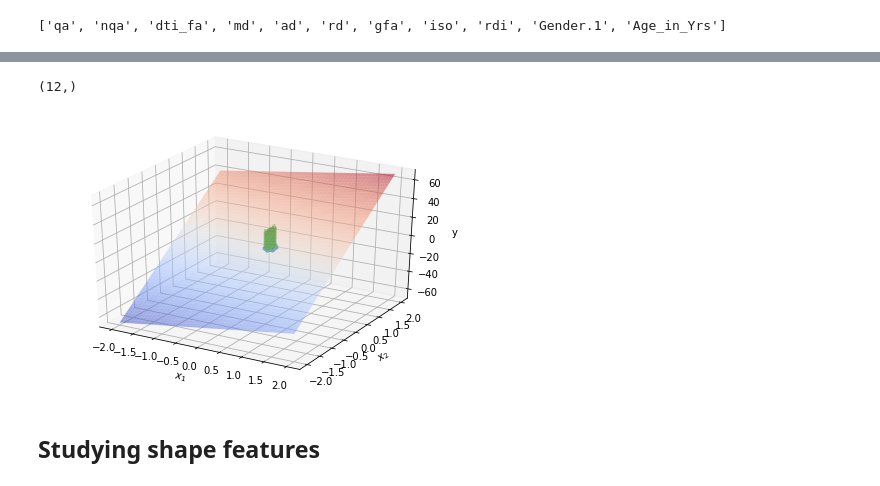
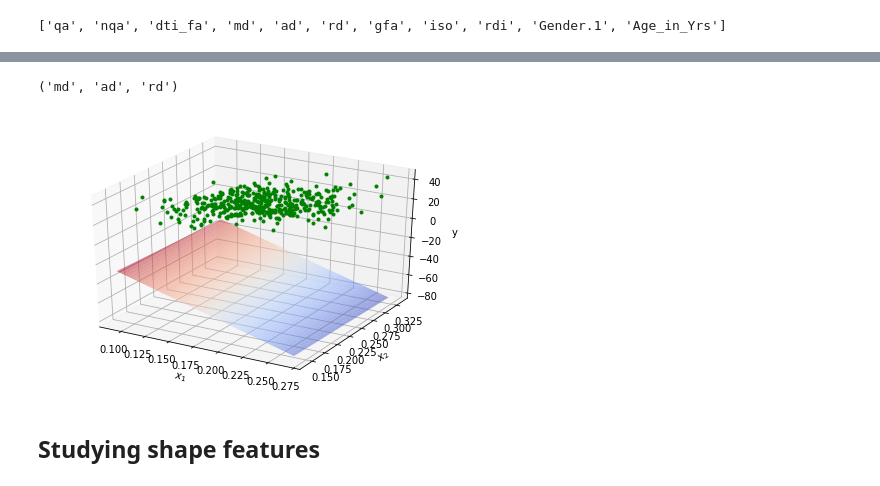
Before and after one commit to benedetta-mariani/BrainHack-Padova-2020, a Jupyter notebook: BrainHack_Padova.ipynb, the cells around one changed output, grey strips where cells are left out. Cells and saved outputs as stored; diff of their text form; code cells hidden in the pictures.

```diff
--- a/BrainHack_Padova.ipynb
+++ b/BrainHack_Padova.ipynb
@@ -245,27 +241,3 @@ from sklearn.linear_model import LinearRegression
-# %%
-def ordinary_least_squares(X, y):
-
-  """
-  Function that computes OLS analytically!
-
-  Equivalent to model = LinearRegression()
-  model.fit(X,y) or
-  sm.OLS(y,Xc).fit()
-
-  NB: to take into account also an interecept, a constant vector of 1 needs to be included in X.
-  then theta_hat will contain both the results for the intercept and the result for the coefficients
-
-  X (ndarray): design matrix of shape (n_samples, n_regressors)
-  y (ndarray): vector of measurements of shape (n_samples)
-  Returns:
-  ndarray: estimated parameter values of shape (n_regressors)
-  """
-
-
-  # Compute theta_hat using OLS
-  theta_hat = np.linalg.inv(X.T @ X) @ (X.T @ y)
-
-  return theta_hat
 # %%
 
 for r in range(len(files)):
@@ -364,33 +295,27 @@ Name: NEOFAC_A, Length: 435, dtype: float64
-# %%
-np.array([xx.flatten(), yy.flatten()]).T.shape
-theta_hat.shape
-# %% [output]
-(12,)
+# %%
+np.argsort(np.abs(model.coef_))[::-1]
+col[3], col[4], col[5]
+# %% [output]
+('md', 'ad', 'rd')
 # %%
 theta_hat = ordinary_least_squares(Xnew2, y)
-xx, yy = np.mgrid[-2:2:50j, -2:2:50j]
-y_hat_grid = np.array([xx.flatten(), yy.flatten()]).T @ theta_hat[0:2]
+xx, yy = np.mgrid[min(Xnew2[:,1]):max(Xnew2[:,1]):50j, min(Xnew2[:,2]):max(Xnew2[:,2]):50j]
+y_hat_grid = np.array([xx.flatten(), yy.flatten()]).T @ theta_hat[1:3]
 y_hat_grid = y_hat_grid.reshape((50, 50))
 ax = plt.subplot(projection='3d')
-ax.plot(Xnew2[:, 1], Xnew2[:, 2], y, '.')
+ax.plot(Xnew2[:, 1], Xnew2[:, 2], y, 'g.')
 ax.plot_surface(xx, yy, y_hat_grid, linewidth=0, alpha=0.5, color='C1',
                 cmap=plt.get_cmap('coolwarm'))
-
-for i in range(len(Xnew2)):
-  ax.plot((Xnew2[i, 1], Xnew2[i, 1]),
-          (Xnew2[i, 2], Xnew2[i, 2]),
-          (y[i], y_hat[i]),
-          'g-', alpha=.5)
 
 ax.set(
     xlabel='$x_1$',
 
     ylabel='$x_2$',
     zlabel='y'
 )
 plt.tight_layout()
 # %% [output]
-[figure, old version]
+[figure, new version]
 # %% [markdown]
 ## Studying shape features
 # %%
```
Also changed, not shown: parts of 48 cells of this notebook.
